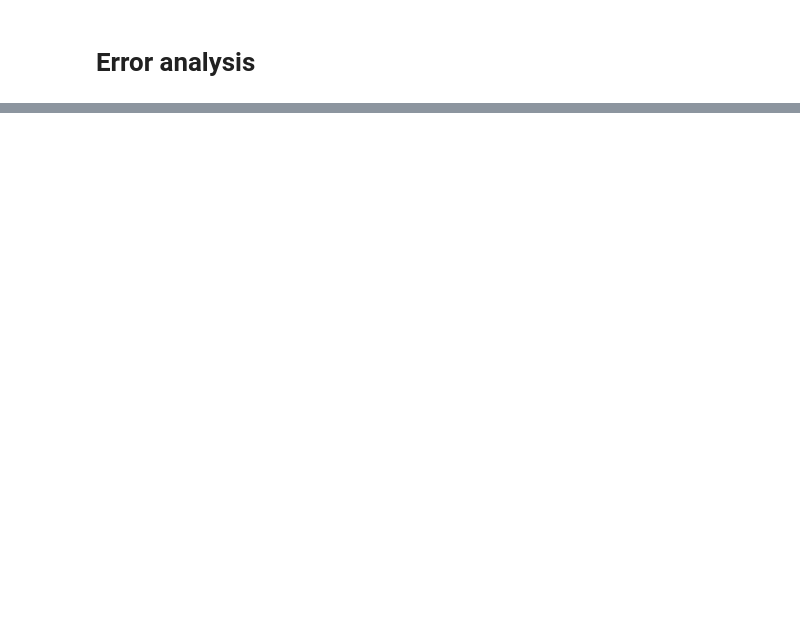
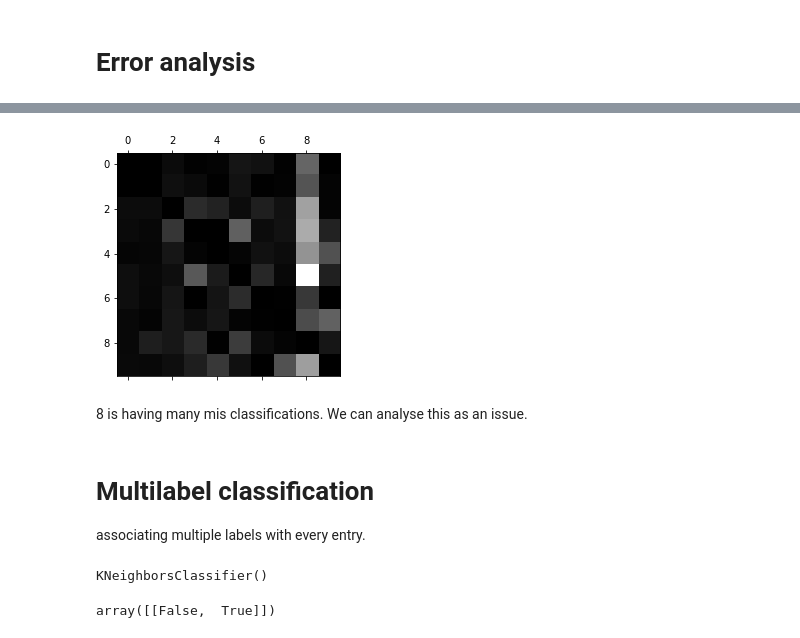
Before and after one commit to abhinav-thimma/ml-practise, a Jupyter notebook: handson-ml2-practise/Classification_MNIST.ipynb, the cells around one changed output, grey strips where cells are left out. Saved outputs shown, nothing was run; the diff lists cells and outputs as text; code cells hidden in the pictures; blank space fills up the shorter version.

Commit message:
- multi label and multi class classification

```diff
--- a/handson-ml2-practise/Classification_MNIST.ipynb
+++ b/handson-ml2-practise/Classification_MNIST.ipynb
@@ -309,0 +315,13 @@ array([[5593,    0,   25,    7,    9,   54,   34,    6,  194,    1],
+# %%
+row_sums = conf_mx.sum(axis=1, keepdims=True)
+norm_conf_mx = conf_mx / row_sums
+# %%
+# error plot
+
+np.fill_diagonal(norm_conf_mx, 0)
+plt.matshow(norm_conf_mx, cmap=plt.cm.gray)
+plt.show()
+# %% [output]
+[figure, added]
+# %% [markdown]
+8 is having many mis classifications. We can analyse this as an issue.
@@ -309,0 +334,19 @@ array([[5593,    0,   25,    7,    9,   54,   34,    6,  194,    1],
+# %% [markdown]
+# Multilabel classification
+
+associating multiple labels with every entry.
+# %%
+from sklearn.neighbors import KNeighborsClassifier
+
+y_train_large = (y_train >= 7)   # label to represent if the value is greater than 6
+y_train_odd = (y_train % 2 == 1)  # label to represent if the value is even or odd
+y_multilabel = np.c_[y_train_large, y_train_odd]
+
+knn_clf = KNeighborsClassifier()
+knn_clf.fit(X_train, y_multilabel)
+# %% [output]
+KNeighborsClassifier()
+# %%
+knn_clf.predict([some_digit])
+# %% [output]
+array([[False,  True]])
```
Also changed, not shown: parts of 22 cells of this notebook.
